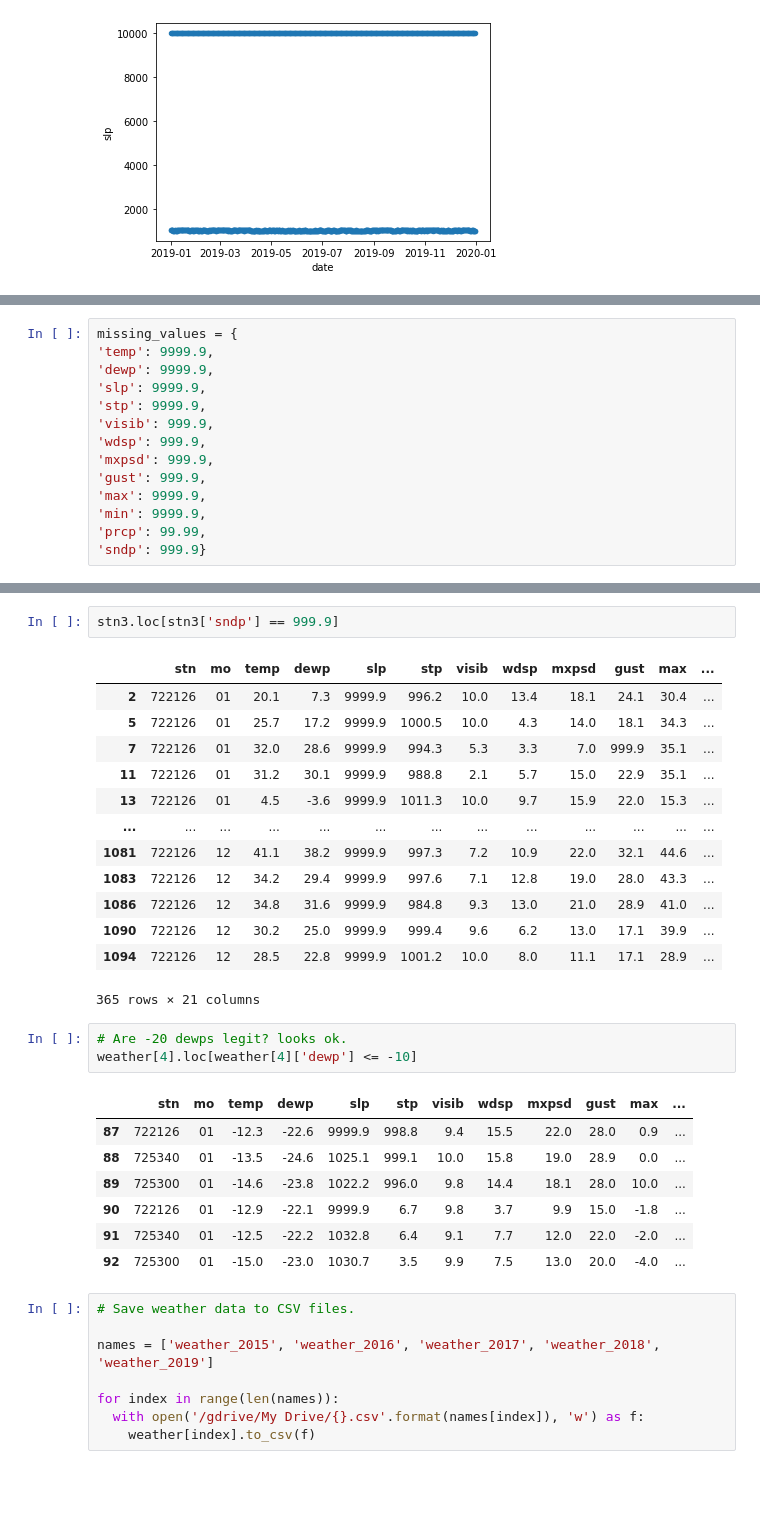
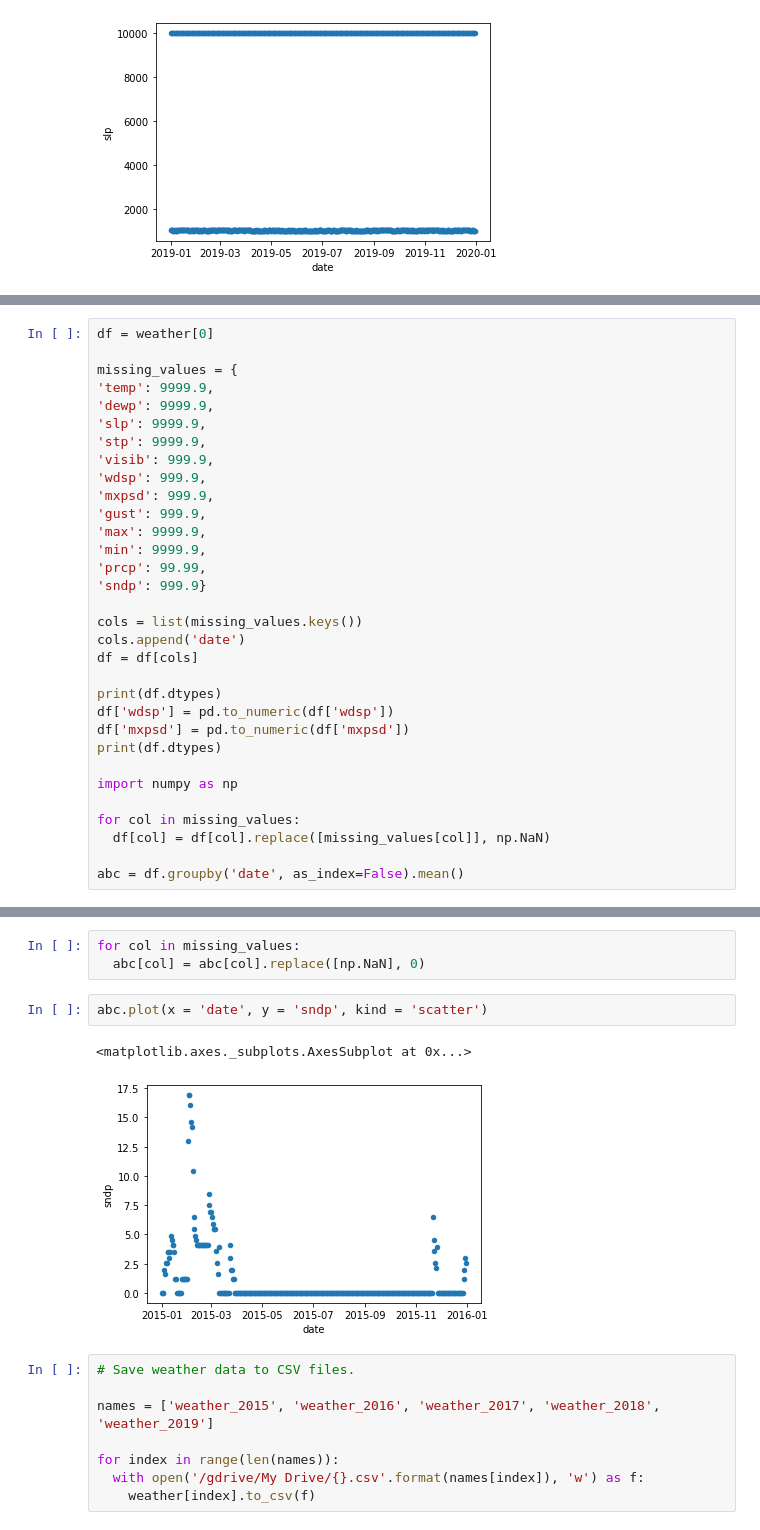
Before and after one commit to MattIzon/16010269_DataAnalytics, a Jupyter notebook: Weather_Inspection.ipynb, the cells around one changed output, grey strips where cells are left out. Cells and saved outputs as stored; diff of their text form; blank space fills up the shorter version.

```diff
--- a/Weather_Inspection.ipynb
+++ b/Weather_Inspection.ipynb
@@ -193,4 +92,6 @@ print(df)
 # %%
+df = weather[0]
+
 missing_values = {
 'temp': 9999.9,
 'dewp': 9999.9,
@@ -204,3 +105,19 @@ missing_values = {
 'min': 9999.9,
 'prcp': 99.99,
 'sndp': 999.9}
+
+cols = list(missing_values.keys())
+cols.append('date')
+df = df[cols]
+
+print(df.dtypes)
+df['wdsp'] = pd.to_numeric(df['wdsp'])
+df['mxpsd'] = pd.to_numeric(df['mxpsd'])
+print(df.dtypes)
+
+import numpy as np
+
+for col in missing_values:
+  df[col] = df[col].replace([missing_values[col]], np.NaN)
+
+abc = df.groupby('date', as_index=False).mean()
@@ -256,33 +169,14 @@ max :  0
 min :  0
 prcp :  0
 sndp :  289
-# %%
-stn3.loc[stn3['sndp'] == 999.9]
-# %% [output]
-|  | stn | mo | temp | dewp | slp | stp | visib | wdsp | mxpsd | gust | max | ... |
-| 2 | 722126 | 01 | 20.1 | 7.3 | 9999.9 | 996.2 | 10.0 | 13.4 | 18.1 | 24.1 | 30.4 | ... |
-| 5 | 722126 | 01 | 25.7 | 17.2 | 9999.9 | 1000.5 | 10.0 | 4.3 | 14.0 | 18.1 | 34.3 | ... |
-| 7 | 722126 | 01 | 32.0 | 28.6 | 9999.9 | 994.3 | 5.3 | 3.3 | 7.0 | 999.9 | 35.1 | ... |
-| 11 | 722126 | 01 | 31.2 | 30.1 | 9999.9 | 988.8 | 2.1 | 5.7 | 15.0 | 22.9 | 35.1 | ... |
-| 13 | 722126 | 01 | 4.5 | -3.6 | 9999.9 | 1011.3 | 10.0 | 9.7 | 15.9 | 22.0 | 15.3 | ... |
-| ... | ... | ... | ... | ... | ... | ... | ... | ... | ... | ... | ... | ... |
-| 1081 | 722126 | 12 | 41.1 | 38.2 | 9999.9 | 997.3 | 7.2 | 10.9 | 22.0 | 32.1 | 44.6 | ... |
-| 1083 | 722126 | 12 | 34.2 | 29.4 | 9999.9 | 997.6 | 7.1 | 12.8 | 19.0 | 28.0 | 43.3 | ... |
-| 1086 | 722126 | 12 | 34.8 | 31.6 | 9999.9 | 984.8 | 9.3 | 13.0 | 21.0 | 28.9 | 41.0 | ... |
-| 1090 | 722126 | 12 | 30.2 | 25.0 | 9999.9 | 999.4 | 9.6 | 6.2 | 13.0 | 17.1 | 39.9 | ... |
-| 1094 | 722126 | 12 | 28.5 | 22.8 | 9999.9 | 1001.2 | 10.0 | 8.0 | 11.1 | 17.1 | 28.9 | ... |
-365 rows × 21 columns
-# %%
-# Are -20 dewps legit? looks ok.
-weather[4].loc[weather[4]['dewp'] <= -10]
-# %% [output]
-|  | stn | mo | temp | dewp | slp | stp | visib | wdsp | mxpsd | gust | max | ... |
-| 87 | 722126 | 01 | -12.3 | -22.6 | 9999.9 | 998.8 | 9.4 | 15.5 | 22.0 | 28.0 | 0.9 | ... |
-| 88 | 725340 | 01 | -13.5 | -24.6 | 1025.1 | 999.1 | 10.0 | 15.8 | 19.0 | 28.9 | 0.0 | ... |
-| 89 | 725300 | 01 | -14.6 | -23.8 | 1022.2 | 996.0 | 9.8 | 14.4 | 18.1 | 28.0 | 10.0 | ... |
-| 90 | 722126 | 01 | -12.9 | -22.1 | 9999.9 | 6.7 | 9.8 | 3.7 | 9.9 | 15.0 | -1.8 | ... |
-| 91 | 725340 | 01 | -12.5 | -22.2 | 1032.8 | 6.4 | 9.1 | 7.7 | 12.0 | 22.0 | -2.0 | ... |
-| 92 | 725300 | 01 | -15.0 | -23.0 | 1030.7 | 3.5 | 9.9 | 7.5 | 13.0 | 20.0 | -4.0 | ... |
+# %%
+for col in missing_values:
+  abc[col] = abc[col].replace([np.NaN], 0)
+# %%
+abc.plot(x = 'date', y = 'sndp', kind = 'scatter')
+# %% [output]
+<matplotlib.axes._subplots.AxesSubplot at 0x...>
+[figure, added]
 # %%
 # Save weather data to CSV files.
 
```
Also changed, not shown: parts of 10 cells of this notebook.
